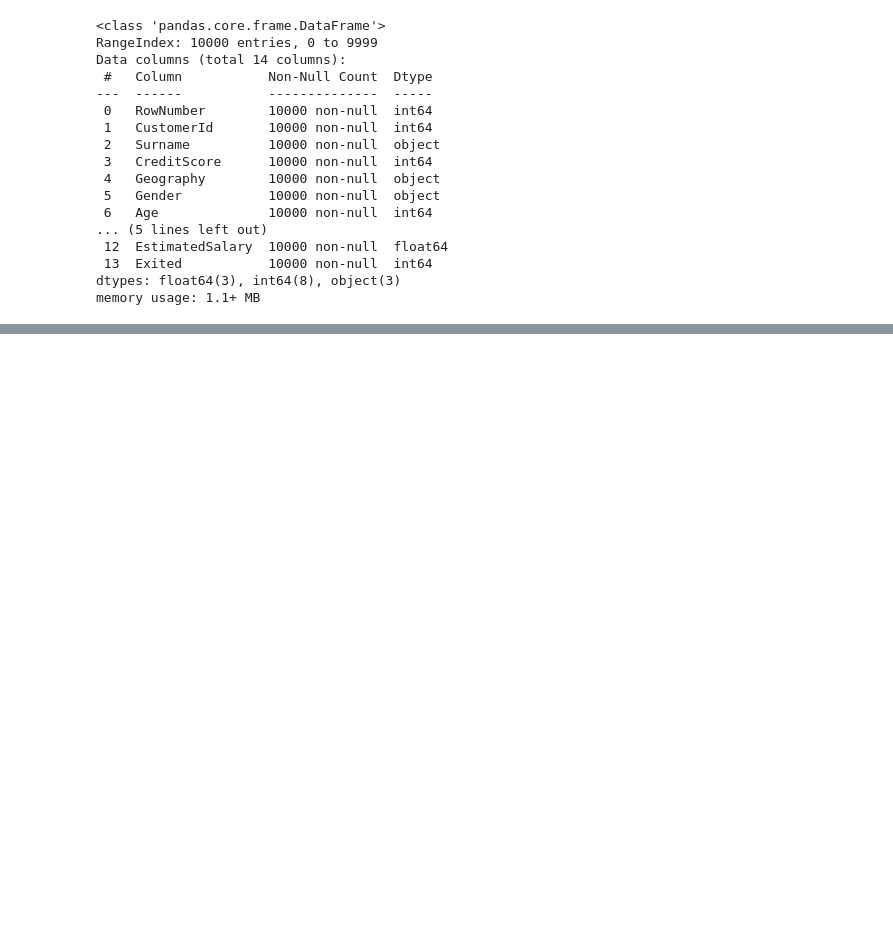
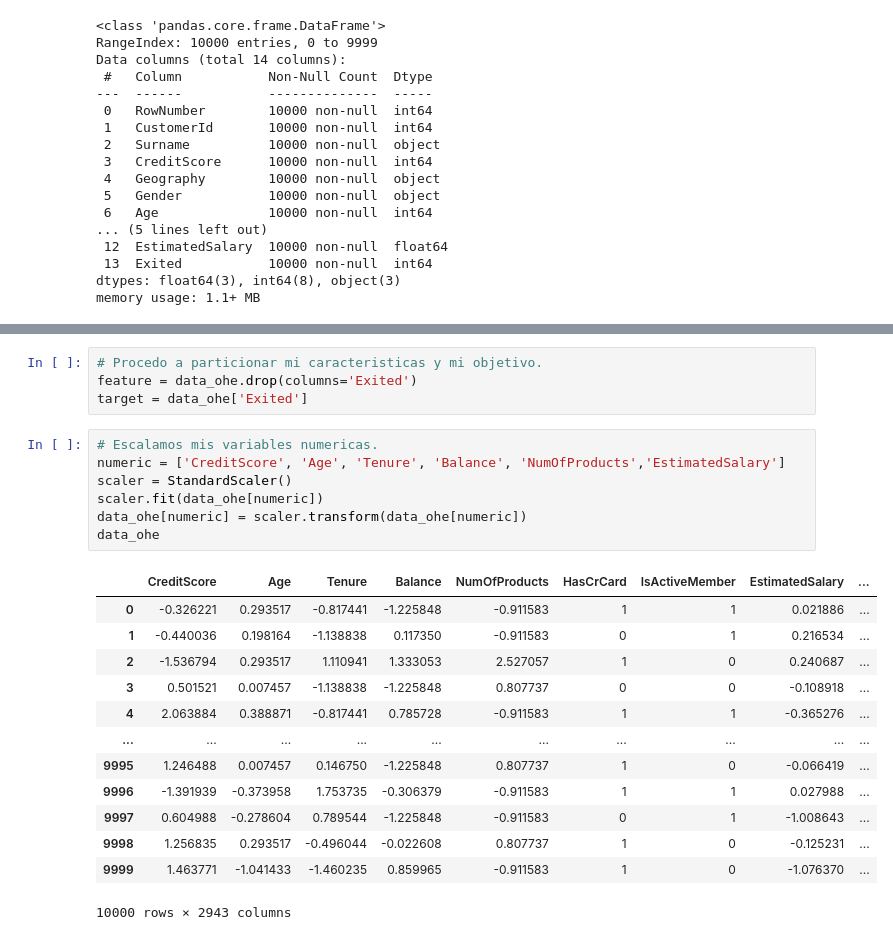
Before and after one commit to marxramos/Analisis-Churn-Beta-Bank, a Jupyter notebook: Notebooks/chrun_beta_bank.ipynb, the cells around one changed output, grey strips where cells are left out. Cells and saved outputs as stored; diff of their text form; blank space fills up the shorter version.

```diff
--- a/Notebooks/chrun_beta_bank.ipynb
+++ b/Notebooks/chrun_beta_bank.ipynb
@@ -99,0 +121,25 @@ memory usage: 1.1+ MB
+# %%
+# Procedo a particionar mi caracteristicas y mi objetivo.
+feature = data_ohe.drop(columns='Exited')
+target = data_ohe['Exited']
+# %%
+# Escalamos mis variables numericas.
+numeric = ['CreditScore', 'Age', 'Tenure', 'Balance', 'NumOfProducts','EstimatedSalary']
+scaler = StandardScaler()
+scaler.fit(data_ohe[numeric])
+data_ohe[numeric] = scaler.transform(data_ohe[numeric])
+data_ohe
+# %% [output]
+|  | CreditScore | Age | Tenure | Balance | NumOfProducts | HasCrCard | IsActiveMember | EstimatedSalary | ... |
+| 0 | -0.326221 | 0.293517 | -0.817441 | -1.225848 | -0.911583 | 1 | 1 | 0.021886 | ... |
+| 1 | -0.440036 | 0.198164 | -1.138838 | 0.117350 | -0.911583 | 0 | 1 | 0.216534 | ... |
+| 2 | -1.536794 | 0.293517 | 1.110941 | 1.333053 | 2.527057 | 1 | 0 | 0.240687 | ... |
+| 3 | 0.501521 | 0.007457 | -1.138838 | -1.225848 | 0.807737 | 0 | 0 | -0.108918 | ... |
+| 4 | 2.063884 | 0.388871 | -0.817441 | 0.785728 | -0.911583 | 1 | 1 | -0.365276 | ... |
+| ... | ... | ... | ... | ... | ... | ... | ... | ... | ... |
+| 9995 | 1.246488 | 0.007457 | 0.146750 | -1.225848 | 0.807737 | 1 | 0 | -0.066419 | ... |
+| 9996 | -1.391939 | -0.373958 | 1.753735 | -0.306379 | -0.911583 | 1 | 1 | 0.027988 | ... |
+| 9997 | 0.604988 | -0.278604 | 0.789544 | -1.225848 | -0.911583 | 0 | 1 | -1.008643 | ... |
+| 9998 | 1.256835 | 0.293517 | -0.496044 | -0.022608 | 0.807737 | 1 | 0 | -0.125231 | ... |
+| 9999 | 1.463771 | -1.041433 | -1.460235 | 0.859965 | -0.911583 | 1 | 0 | -1.076370 | ... |
+10000 rows × 2943 columns
```
Also changed, not shown: parts of 7 cells of this notebook.
